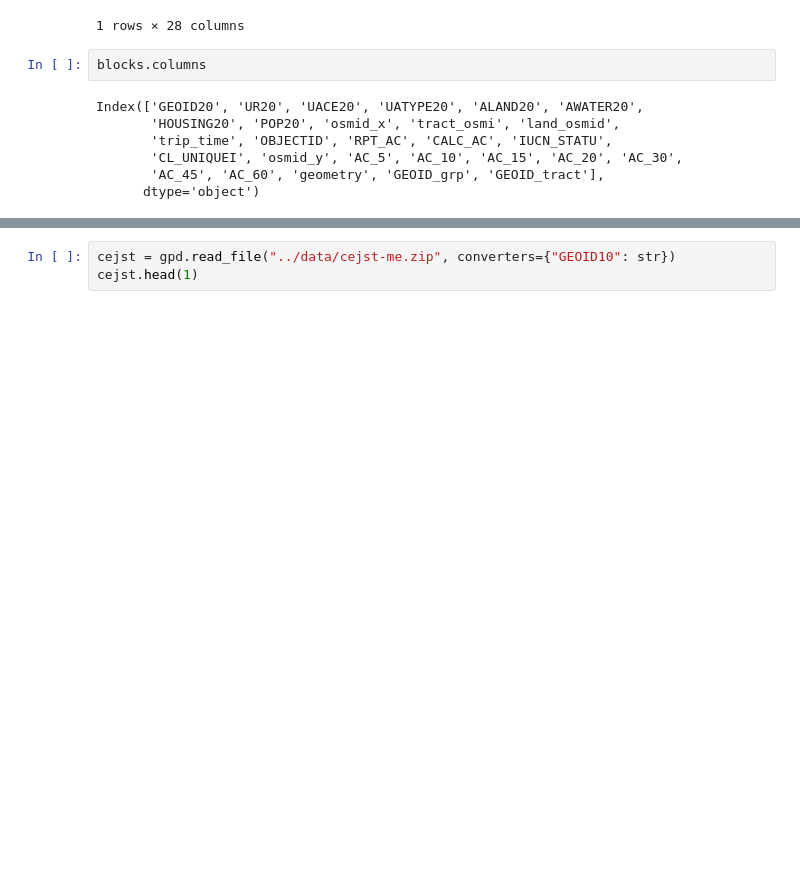
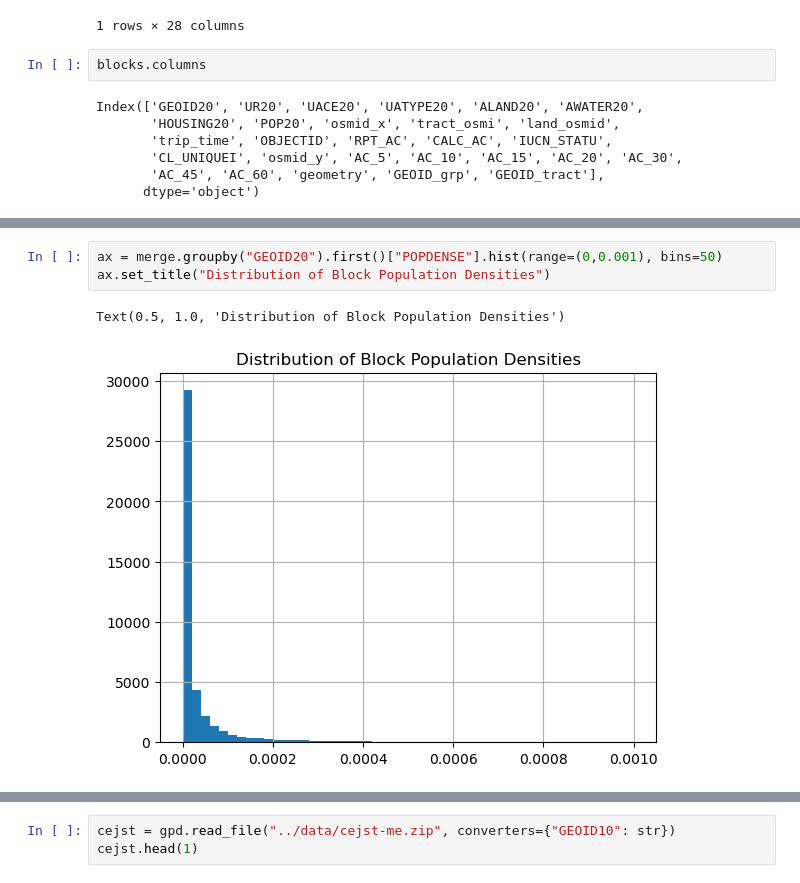
Before and after one commit to PhilipMathieu/access, a Jupyter notebook: notebooks/analysis_blocks.ipynb, the cells around one changed output, grey strips where cells are left out. Saved outputs shown, nothing was run; the diff lists cells and outputs as text; blank space fills up the shorter version.

```diff
--- a/notebooks/analysis_blocks.ipynb
+++ b/notebooks/analysis_blocks.ipynb
@@ -41 +83,7 @@ merge = blocks.merge(me_census, how="left", on="GEOID_grp")
+# %%
+ax = merge.groupby("GEOID20").first()["POPDENSE"].hist(range=(0,0.001), bins=50)
+ax.set_title("Distribution of Block Population Densities")
+# %% [output]
+Text(0.5, 1.0, 'Distribution of Block Population Densities')
+[figure, added]
 # %%
```
Also changed, not shown: parts of 29 cells of this notebook.
